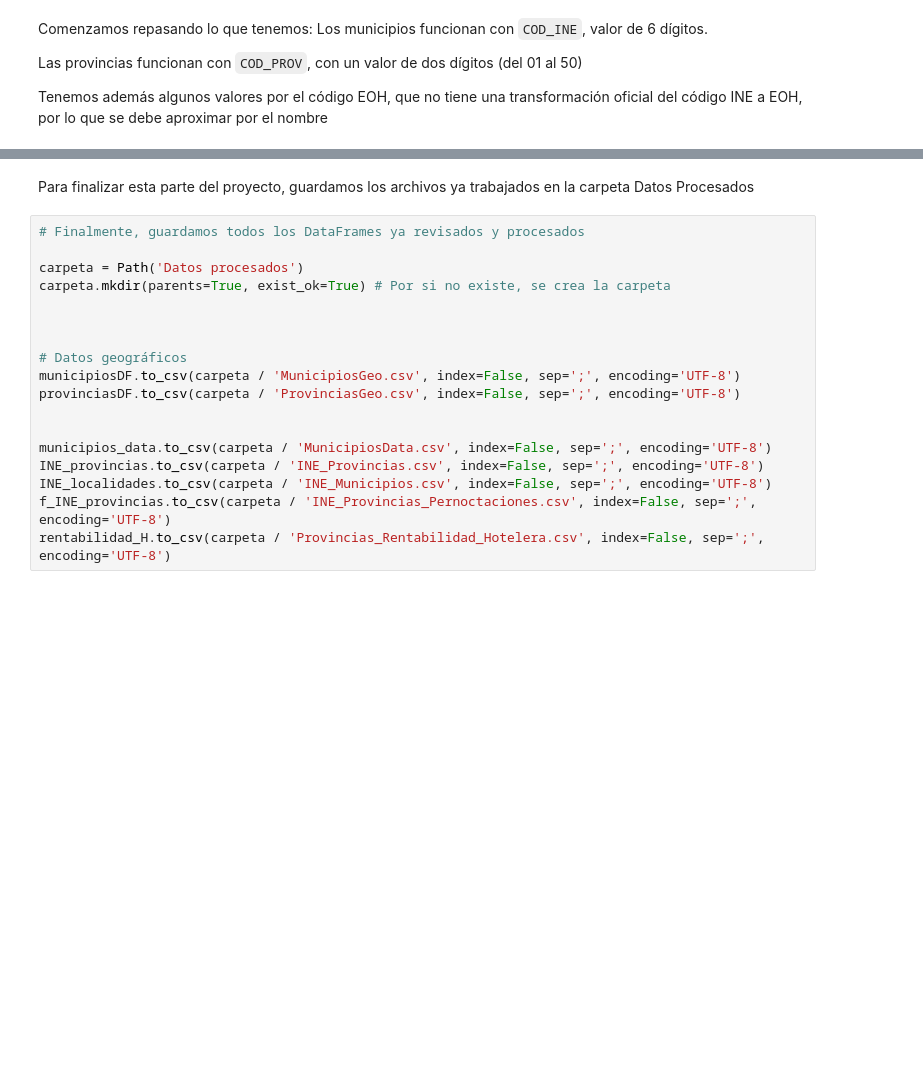
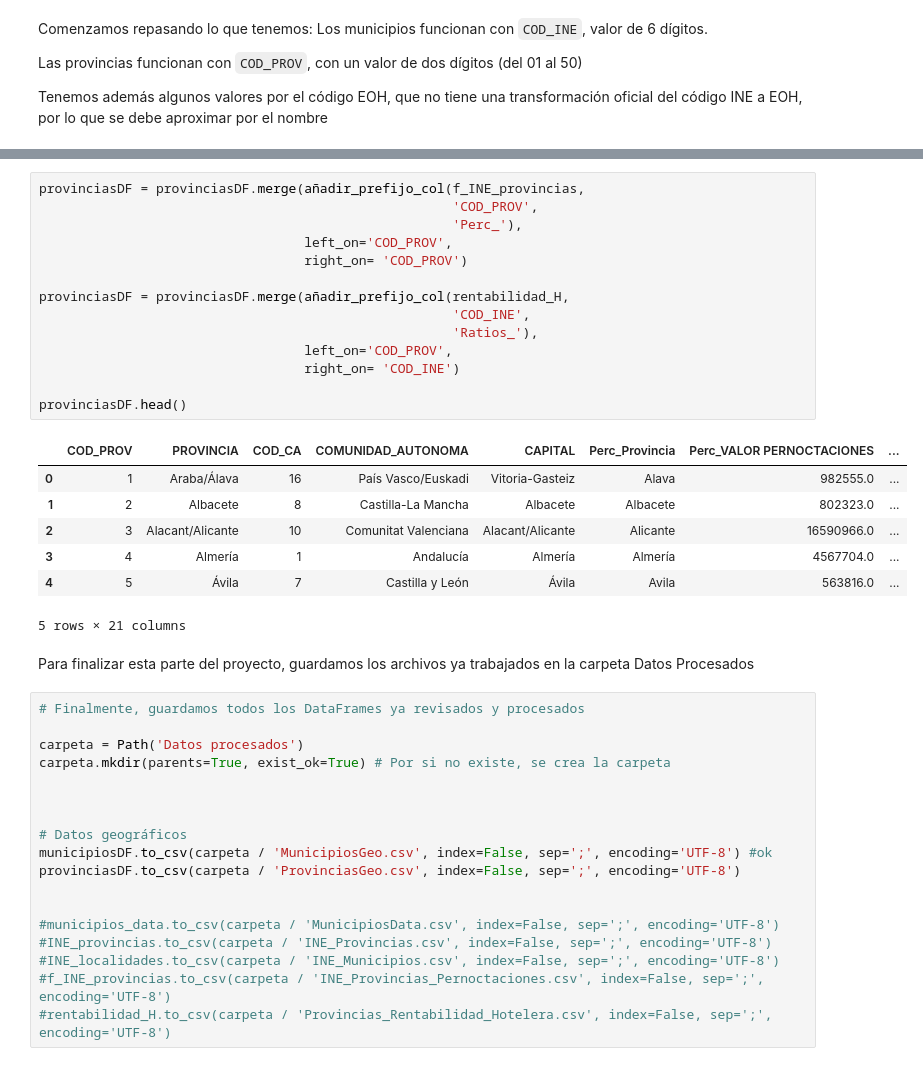
Before and after one commit to manuss05/TUI-AI-DASHBOARD-TFM, a Jupyter notebook: revision_datos.ipynb, the cells around one changed output, grey strips where cells are left out. Cells and saved outputs as stored; diff of their text form; blank space fills up the shorter version.

```diff
--- a/revision_datos.ipynb
+++ b/revision_datos.ipynb
@@ -701,3 +776,25 @@ municipiosDF.head(2)
+# %%
+provinciasDF = provinciasDF.merge(añadir_prefijo_col(f_INE_provincias,
+                                                     'COD_PROV',
+                                                     'Perc_'),
+                                  left_on='COD_PROV',
+                                  right_on= 'COD_PROV')
+
+provinciasDF = provinciasDF.merge(añadir_prefijo_col(rentabilidad_H,
+                                                     'COD_INE',
+                                                     'Ratios_'),
+                                  left_on='COD_PROV',
+                                  right_on= 'COD_INE')
+
+provinciasDF.head()
+# %% [output]
+|  | COD_PROV | PROVINCIA | COD_CA | COMUNIDAD_AUTONOMA | CAPITAL | Perc_Provincia | Perc_VALOR PERNOCTACIONES | ... |
+| 0 | 1 | Araba/Álava | 16 | País Vasco/Euskadi | Vitoria-Gasteiz | Alava | 982555.0 | ... |
+| 1 | 2 | Albacete | 8 | Castilla-La Mancha | Albacete | Albacete | 802323.0 | ... |
+| 2 | 3 | Alacant/Alicante | 10 | Comunitat Valenciana | Alacant/Alicante | Alicante | 16590966.0 | ... |
+| 3 | 4 | Almería | 1 | Andalucía | Almería | Almería | 4567704.0 | ... |
+| 4 | 5 | Ávila | 7 | Castilla y León | Ávila | Avila | 563816.0 | ... |
+5 rows × 21 columns
 # %% [markdown]
 Para finalizar esta parte del proyecto, guardamos los archivos ya trabajados en la carpeta Datos Procesados
 # %%
@@ -709,12 +806,12 @@ carpeta.mkdir(parents=True, exist_ok=True) # Por si no existe, se crea la carpet
 
 
 # Datos geográficos
-municipiosDF.to_csv(carpeta / 'MunicipiosGeo.csv', index=False, sep=';', encoding='UTF-8')
+municipiosDF.to_csv(carpeta / 'MunicipiosGeo.csv', index=False, sep=';', encoding='UTF-8') #ok
 provinciasDF.to_csv(carpeta / 'ProvinciasGeo.csv', index=False, sep=';', encoding='UTF-8')
 
 
-municipios_data.to_csv(carpeta / 'MunicipiosData.csv', index=False, sep=';', encoding='UTF-8')
-INE_provincias.to_csv(carpeta / 'INE_Provincias.csv', index=False, sep=';', encoding='UTF-8')
-INE_localidades.to_csv(carpeta / 'INE_Municipios.csv', index=False, sep=';', encoding='UTF-8')
-f_INE_provincias.to_csv(carpeta / 'INE_Provincias_Pernoctaciones.csv', index=False, sep=';', encoding='UTF-8')
-rentabilidad_H.to_csv(carpeta / 'Provincias_Rentabilidad_Hotelera.csv', index=False, sep=';', encoding='UTF-8')
+#municipios_data.to_csv(carpeta / 'MunicipiosData.csv', index=False, sep=';', encoding='UTF-8')
+#INE_provincias.to_csv(carpeta / 'INE_Provincias.csv', index=False, sep=';', encoding='UTF-8')
+#INE_localidades.to_csv(carpeta / 'INE_Municipios.csv', index=False, sep=';', encoding='UTF-8')
+#f_INE_provincias.to_csv(carpeta / 'INE_Provincias_Pernoctaciones.csv', index=False, sep=';', encoding='UTF-8')
+#rentabilidad_H.to_csv(carpeta / 'Provincias_Rentabilidad_Hotelera.csv', index=False, sep=';', encoding='UTF-8')
```
Also changed, not shown: parts of 7 cells of this notebook, 6 other files.
